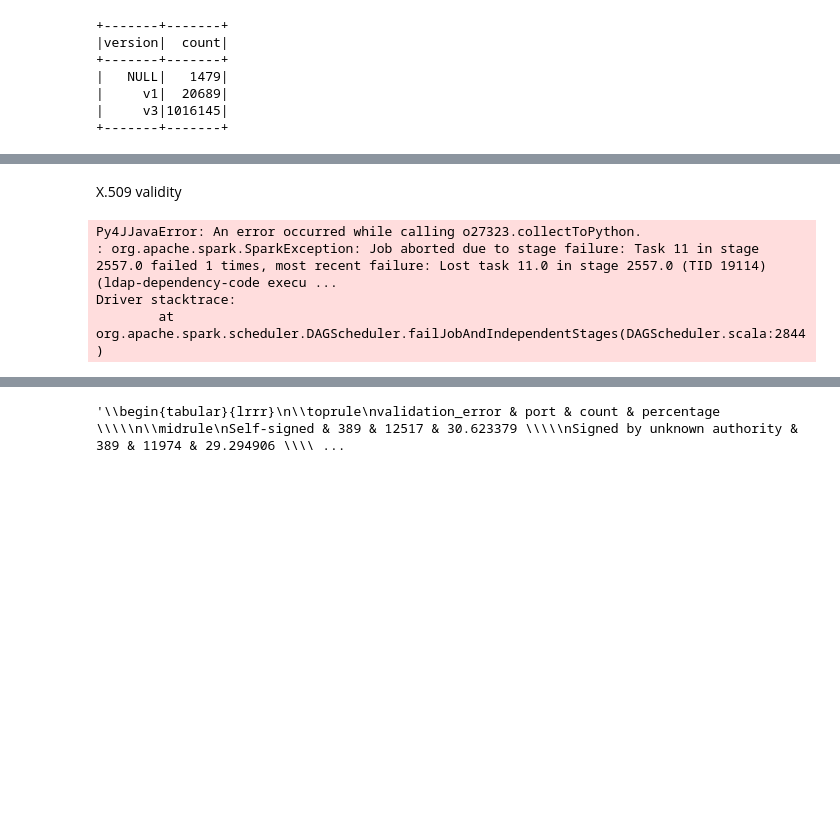
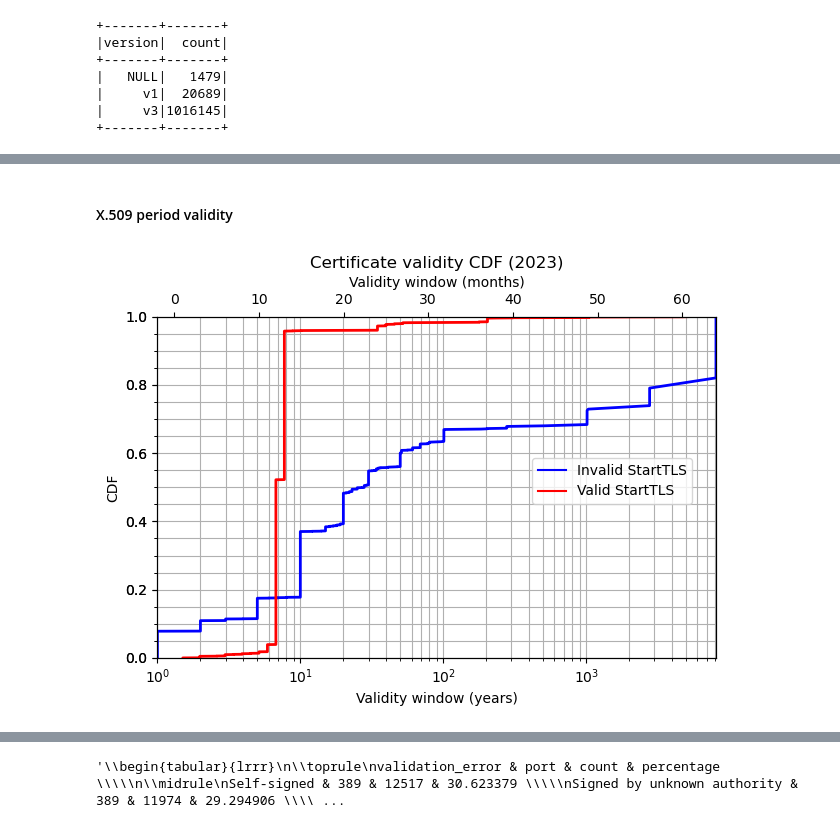
Before and after one commit to internettransparency/ldap-sequel, a Jupyter notebook: notebooks/analysis.ipynb, the cells around one changed output, grey strips where cells are left out. Drawn from its saved outputs; the diff is of its cells as text; code cells hidden in the pictures; blank space fills up the shorter version.

```diff
--- a/notebooks/analysis.ipynb
+++ b/notebooks/analysis.ipynb
@@ -948,6 +1148,6 @@ def get_x509_name(dn_list, fingerprint):
 
 get_x509_name_udf = psf.udf(get_x509_name, pst.StringType())
 # %%
-cert_val_df = cert_val_df.withColumn("subject", get_x509_name_udf(psf.col("subject_rdns"), psf.col("fingerprint")))
-cert_val_df = cert_val_df.withColumn("issuer", get_x509_name_udf(psf.col("issuer_rdns"), psf.col("fingerprint")))
+goscanner_df = goscanner_df.withColumn("subject", get_x509_name_udf(psf.col("subject_rdns"), psf.col("fingerprint")))
+goscanner_df = goscanner_df.withColumn("issuer", get_x509_name_udf(psf.col("issuer_rdns"), psf.col("fingerprint")))
 # %%
@@ -999,5 +1285,5 @@ cert_val_df.unpersist()
 # %% [markdown]
-X.509 validity
+#### X.509 period validity
 # %%
 def get_validity_windows_years(not_before, not_after):
     if not_before is None or not_after is None:
@@ -1016,25 +1335,59 @@ validity_window_pdf = cert_val_df.select("validity_window_years").toPandas()
+# %%
+window_valid_stls_pdf = goscanner_df.filter(
+    psf.col("port") == 389
+).dropDuplicates(
+    ["ipv4"]
+).filter(
+    psf.col("chain_error") == "Valid chain"
+).select("validity_window_months").toPandas()
+
+window_valid_ldaps_pdf = goscanner_df.filter(
+    psf.col("port") == 636
+).dropDuplicates(
+    ["ipv4"]
+).filter(
+    psf.col("chain_error") == "Valid chain"
+).select("validity_window_months").toPandas()
 # %%
-validity_window_list = validity_window_pdf
-fig, ax = plt.subplots()
-x1 = validity_window_list
-y1 = np.arange(1, len(x1)+1) / len(x1) * 100
-ax.plot(x1, y1, linewidth=2, label=ts.strftime("%b-%d"))
-ax.set_title(f"Certificate validity CDF (2023)")
-ax.set_xlabel(f"Validity window (years)")
-ax.set_ylabel("CDF")
-ax.margins(x=0,y=0)
-ax.set_xscale("log")
-ax.minorticks_on()
-ax.grid(True, which="minor")
-ax.grid(True, which="major")
+_window_invalid_stls_pdf = window_invalid_stls_pdf.sort_values(by=['validity_window_years'])
+_window_invalid_stls_pdf['cdf'] = _window_invalid_stls_pdf['validity_window_years'].cumsum() / _window_invalid_stls_pdf['validity_window_years'].sum()
+
+_window_valid_stls_pdf = window_valid_stls_pdf.sort_values(by=['validity_window_months'])
+_window_valid_stls_pdf['cdf'] = _window_valid_stls_pdf['validity_window_months'].cumsum() / _window_valid_stls_pdf['validity_window_months'].sum()
+
+fig, ax1 = plt.subplots()
+ax2 = ax1.twiny()
+
+# some attempts...
+#x1 = np.sort(_window_invalid_stls_pdf['validity_window_years'])  #_window_invalid_stls_pdf['validity_window_years']
+#y1 = np.arange(1, len(x1)+1) / len(x1) * 100  #_window_invalid_stls_pdf['cdf']
+#ax1.plot(x1, y1, linewidth=2)
+#ax1.hist(x, cumulative=True, density=1, bins=100)
+#ax2.plot(_window_valid_stls_pdf['validity_window_months'], _window_valid_stls_pdf['cdf'], linewidth=2)
+
+_window_invalid_stls_pdf.plot(x='validity_window_years', y='cdf', ax=ax1, linewidth=2, color='blue')
+_window_valid_stls_pdf.plot(x='validity_window_months', y='cdf', ax=ax2, linewidth=2, color='red')
+
+ax1.legend().set_visible(False)
+ax2.legend().set_visible(False)
+
+ax1.set_title("Certificate validity CDF (2023)")
+ax1.set_xlabel("Validity window (years)")
+ax2.set_xlabel("Validity window (months)")
+ax1.set_ylabel("CDF")
+ax1.margins(x=0,y=0)
+ax1.set_xscale("log")
+ax1.minorticks_on()
+ax1.grid(True, which="minor")
+ax1.grid(True, which="major")
 fig.tight_layout()
-handles, labels = ax.get_legend_handles_labels()
+handles, labels = ax1.get_legend_handles_labels()
+handles_tmp, labels_tmp = ax2.get_legend_handles_labels()
+handles.extend(handles_tmp)
+labels = ['Invalid StartTLS', 'Valid StartTLS']  #.extend(labels_tmp)
 new_handles = [mlines.Line2D([], [], c=h.get_color()) for h in handles]
-fig.legend(handles=new_handles, labels=labels, loc="right")
-fig.savefig(f"pictures/landscape/validity_cdf_{port}_line.pdf", format="pdf", bbox_inches="tight")
+fig.legend(handles=new_handles, labels=labels, loc="right", bbox_to_anchor=(0.95, 0.5))
+fig.savefig(f"output/validity_cdf_stls.pdf", format="pdf", bbox_inches="tight")
 fig.show()
 # %% [output]
-Py4JJavaError: An error occurred while calling o27323.collectToPython.
-: org.apache.spark.SparkException: Job aborted due to stage failure: Task 11 in stage 2557.0 failed 1 times, most recent failure: Lost task 11.0 in stage 2557.0 (TID 19114) (ldap-dependency-code execu ...
-Driver stacktrace:
-        at org.apache.spark.scheduler.DAGScheduler.failJobAndIndependentStages(DAGScheduler.scala:2844)
+[figure, added]
```
Also changed, not shown: parts of 48 cells of this notebook, 1 other file.
